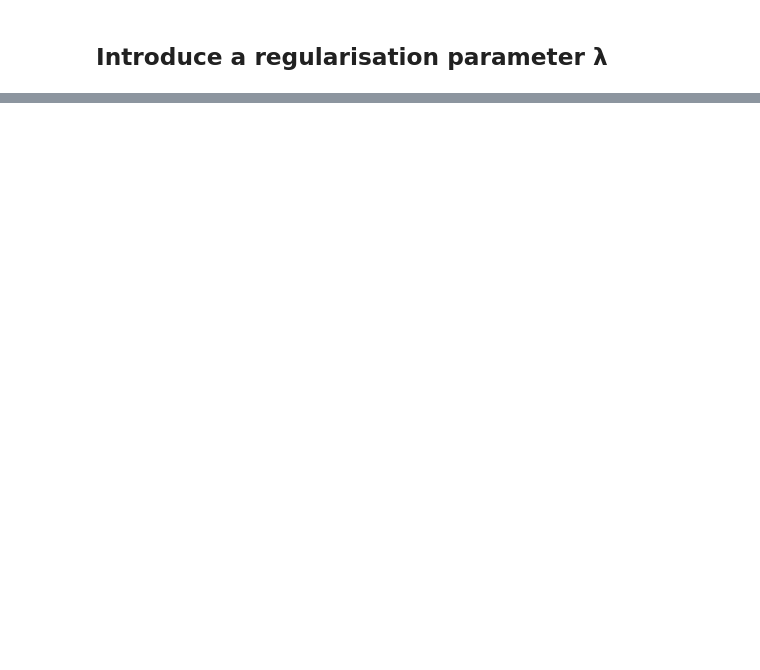
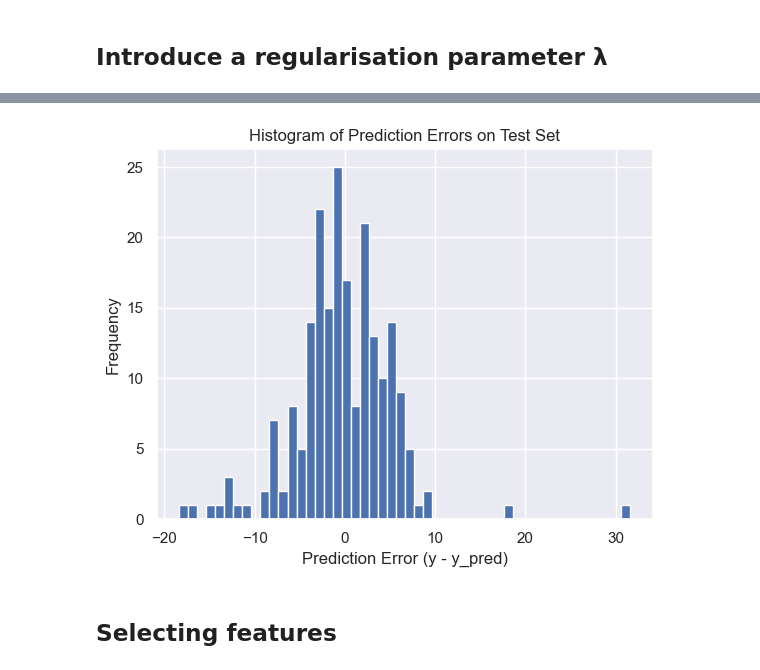
Before and after one commit to martasmadeira/project1-ml, a Jupyter notebook: notebooks/regression_partA.ipynb, the cells around one changed output, grey strips where cells are left out. Drawn from its saved outputs; the diff is of its cells as text; code cells hidden in the pictures; blank space fills up the shorter version.

```diff
--- a/notebooks/regression_partA.ipynb
+++ b/notebooks/regression_partA.ipynb
@@ -524,0 +543,18 @@ ValueError: Shape of passed values is (35, 10), indices imply (33, 10)
+# %%
+dif = y_test.values - y_test_pred
+results_df = pd.DataFrame({
+    "Sample_ID": test_index,
+    "y": y[test_index],
+    "y_train_pred": y_test_pred,
+    "diff_test": dif
+})
+
+plt.hist(dif, bins=50)
+plt.title("Histogram of Prediction Errors on Test Set")
+plt.xlabel("Prediction Error (y - y_pred)")
+plt.ylabel("Frequency")
+plt.show()
+# %% [output]
+[figure, added]
+# %% [markdown]
+## Selecting features
```
Also changed, not shown: parts of 24 cells of this notebook, 2 other files.
